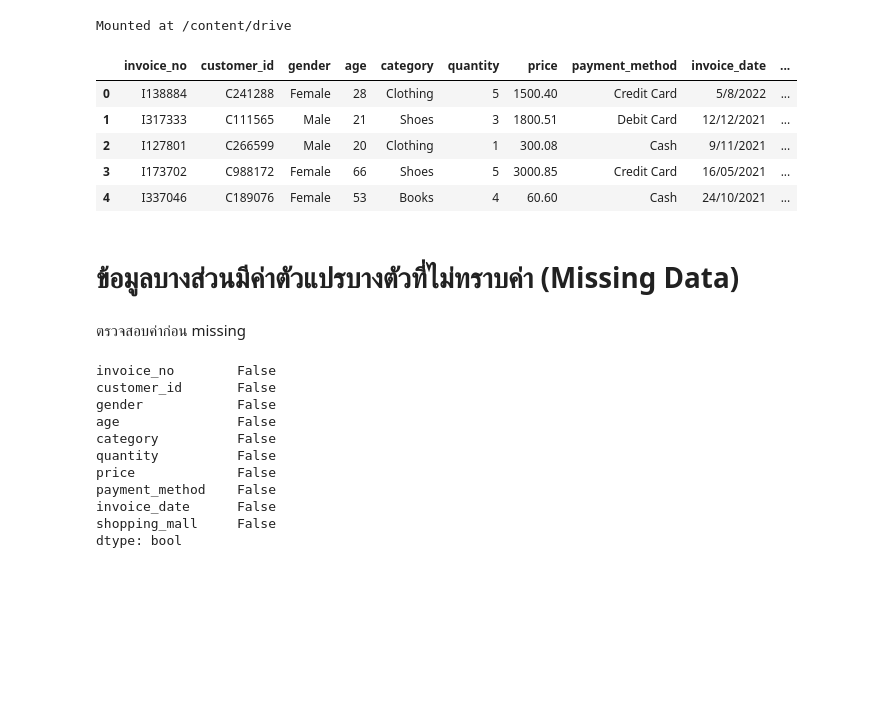
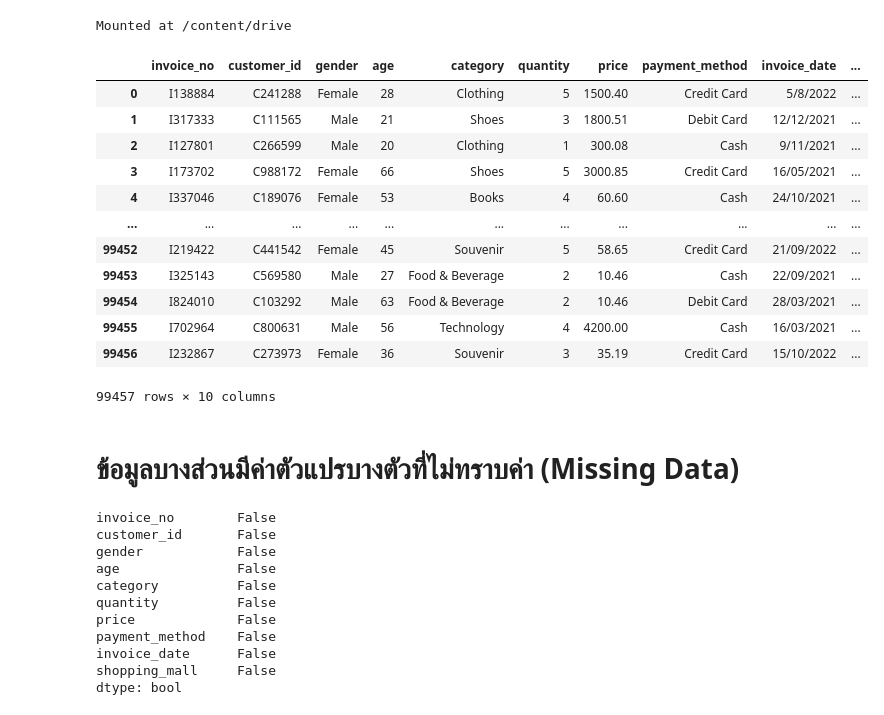
Before and after one commit to kwansawanth/BSC_DPDM23, a Jupyter notebook: Data_Preprocessing.ipynb, the cells around one changed output. Saved outputs shown, nothing was run; the diff lists cells and outputs as text; code cells hidden in the pictures; blank space fills up the shorter version.

Commit message:
missing duplicated data

```diff
--- a/Data_Preprocessing.ipynb
+++ b/Data_Preprocessing.ipynb
@@ -3,25 +5,28 @@
+# %%
+from google.colab import drive
+drive.mount('/content/drive')
+# %% [output]
+Mounted at /content/drive
 # %%
-import numpy as np
-import pandas as pd
-import os
-from google.colab import drive
-drive.mount('/content/drive')
 shopping_data = pd.read_csv('/content/drive/MyDrive/bsc2 2566/bsc_dpdm23_data/customer_shopping_data.csv')
-# %% [output]
-Mounted at /content/drive
 # %%
-shopping_data.head()
+shopping_data
 # %% [output]
 |  | invoice_no | customer_id | gender | age | category | quantity | price | payment_method | invoice_date | ... |
 | 0 | I138884 | C241288 | Female | 28 | Clothing | 5 | 1500.40 | Credit Card | 5/8/2022 | ... |
 | 1 | I317333 | C111565 | Male | 21 | Shoes | 3 | 1800.51 | Debit Card | 12/12/2021 | ... |
 | 2 | I127801 | C266599 | Male | 20 | Clothing | 1 | 300.08 | Cash | 9/11/2021 | ... |
 | 3 | I173702 | C988172 | Female | 66 | Shoes | 5 | 3000.85 | Credit Card | 16/05/2021 | ... |
 | 4 | I337046 | C189076 | Female | 53 | Books | 4 | 60.60 | Cash | 24/10/2021 | ... |
+| ... | ... | ... | ... | ... | ... | ... | ... | ... | ... | ... |
+| 99452 | I219422 | C441542 | Female | 45 | Souvenir | 5 | 58.65 | Credit Card | 21/09/2022 | ... |
+| 99453 | I325143 | C569580 | Male | 27 | Food & Beverage | 2 | 10.46 | Cash | 22/09/2021 | ... |
+| 99454 | I824010 | C103292 | Male | 63 | Food & Beverage | 2 | 10.46 | Debit Card | 28/03/2021 | ... |
+| 99455 | I702964 | C800631 | Male | 56 | Technology | 4 | 4200.00 | Cash | 16/03/2021 | ... |
+| 99456 | I232867 | C273973 | Female | 36 | Souvenir | 3 | 35.19 | Credit Card | 15/10/2022 | ... |
+99457 rows × 10 columns
 # %% [markdown]
 # ข้อมูลบางส่วนมีค่าตัวแปรบางตัวที่ไม่ทราบค่า (Missing Data)
-# %% [markdown]
-ตรวจสอบค่าก่อน missing
 # %%
 shopping_data.isnull().any()
 # %% [output]
```
Also changed, not shown: parts of 58 cells of this notebook.
